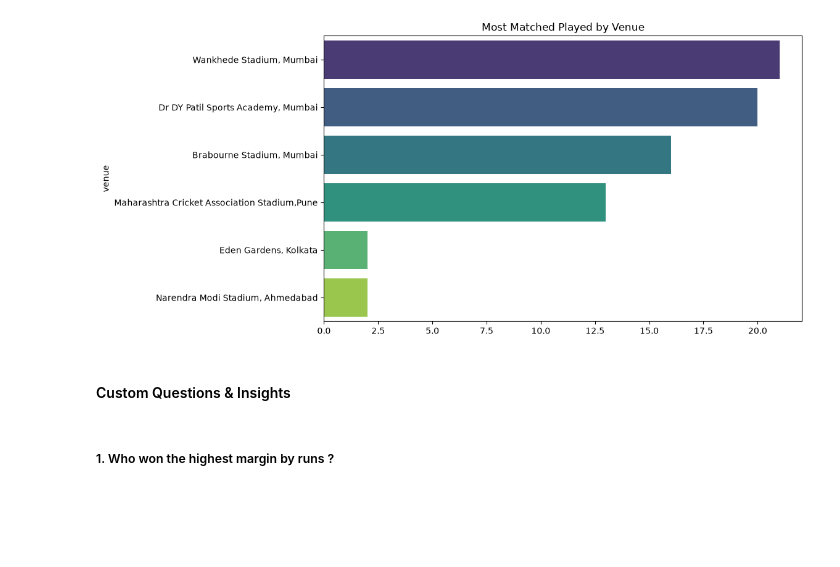
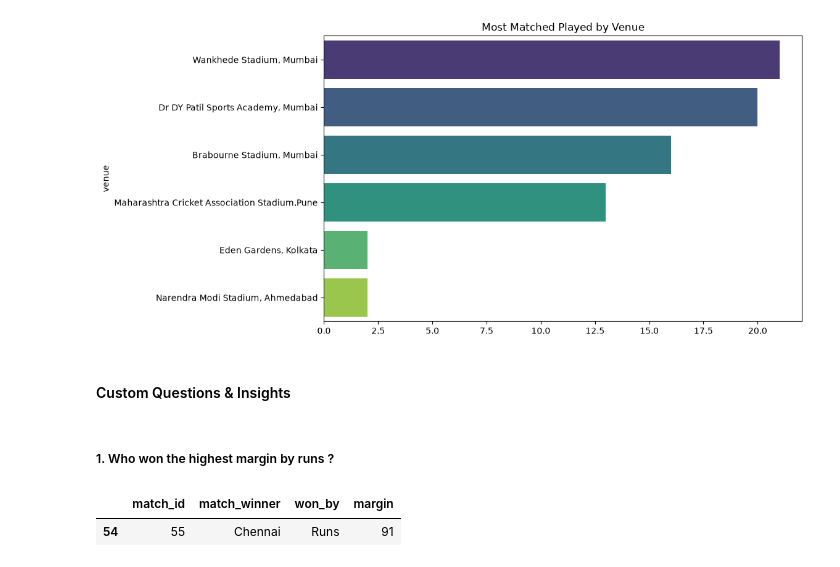
Before and after one commit to dhvanitsavani/Python-AI, a Jupyter notebook: Visualizations/ipl_capstone_project.ipynb, the cells around one changed output. Saved outputs shown, nothing was run; the diff lists cells and outputs as text; code cells hidden in the pictures; blank space fills up the shorter version.

```diff
--- a/Visualizations/ipl_capstone_project.ipynb
+++ b/Visualizations/ipl_capstone_project.ipynb
@@ -206,3 +206,9 @@ Text(0.5, 1.0, 'Most Matched Played by Venue')
 #### Custom Questions & Insights
 # %% [markdown]
 ##### 1. Who won the highest margin by runs ?
+# %%
+highest_margin_idx = [df[df['won_by'] == 'Runs']['margin'].idxmax()]
+df.loc[highest_margin_idx, ['match_id', 'match_winner', 'won_by', 'margin']]
+# %% [output]
+|  | match_id | match_winner | won_by | margin |
+| 54 | 55 | Chennai | Runs | 91 |
```
Also changed, not shown: parts of 4 cells of this notebook.
